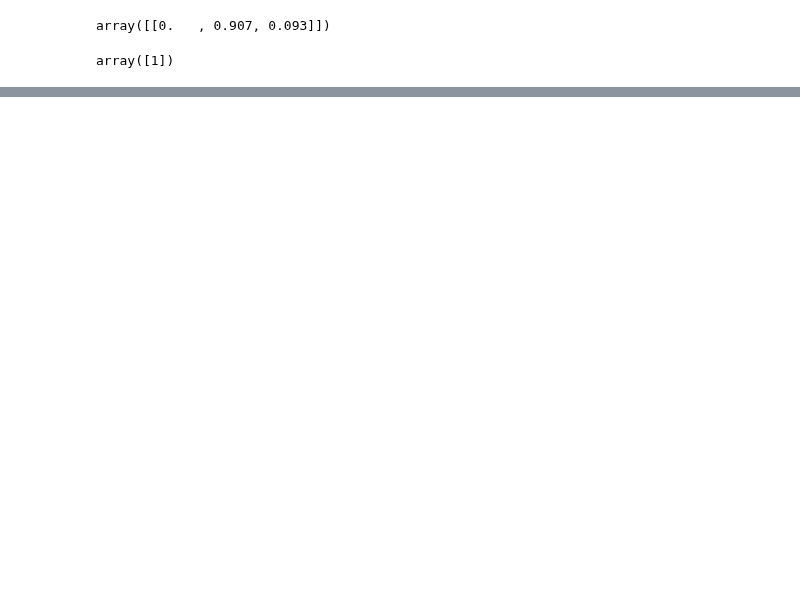
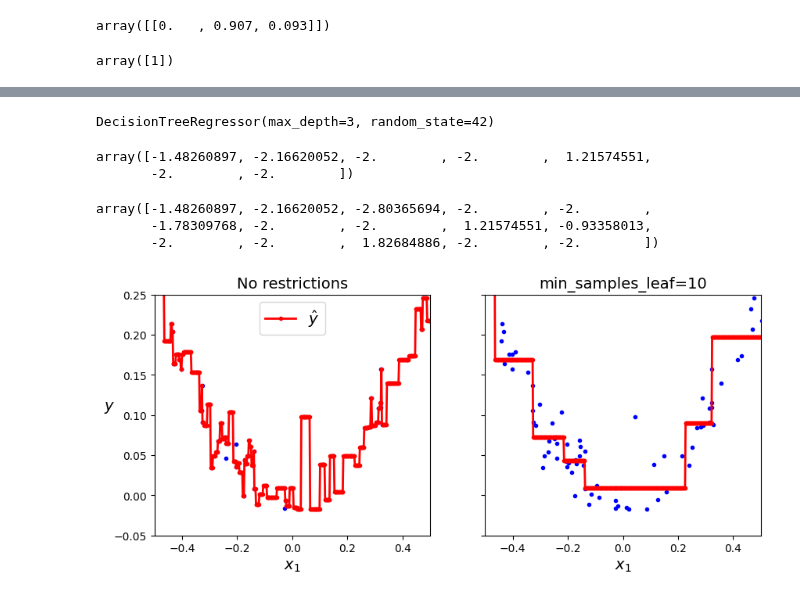
Before and after one commit to 20hnu/machine_learning, a Jupyter notebook: DecisionTrees_ch6.ipynb, the cells around one changed output, grey strips where cells are left out. Cells and saved outputs as stored; diff of their text form; code cells hidden in the pictures; blank space fills up the shorter version.

```diff
--- a/DecisionTrees_ch6.ipynb
+++ b/DecisionTrees_ch6.ipynb
@@ -44,0 +143,8 @@ array([1])
+# %%
+np.random.seed(42)
+X_quad = np.random.randn(200,1)-0.5
+y_quad = X_quad ** 2 + 0.025 * np.random.randn(200,1)
+# %%
+from sklearn.tree import DecisionTreeRegressor
+tree_reg = DecisionTreeRegressor(random_state=42, max_depth= 2)
+tree_reg.fit(X_quad, y_quad)
@@ -44,0 +164,16 @@ array([1])
+# %%
+tree_reg2 = DecisionTreeRegressor(max_depth=3, random_state=42)
+tree_reg2.fit(X_quad, y_quad)
+# %% [output]
+DecisionTreeRegressor(max_depth=3, random_state=42)
+# %%
+tree_reg.tree_.threshold
+# %% [output]
+array([-1.48260897, -2.16620052, -2.        , -2.        ,  1.21574551,
+       -2.        , -2.        ])
+# %%
+tree_reg2.tree_.threshold
+# %% [output]
+array([-1.48260897, -2.16620052, -2.80365694, -2.        , -2.        ,
+       -1.78309768, -2.        , -2.        ,  1.21574551, -0.93358013,
+       -2.        , -2.        ,  1.82684886, -2.        , -2.        ])
@@ -44,0 +185,39 @@ array([1])
+# %%
+import matplotlib.pyplot as plt
+
+plt.rc('font', size=14)
+plt.rc('axes', labelsize=14, titlesize=14)
+plt.rc('legend', fontsize=14)
+plt.rc('xtick', labelsize=10)
+plt.rc('ytick', labelsize=10)
+# %%
+tree_reg1 = DecisionTreeRegressor(random_state=42)
+tree_reg2 = DecisionTreeRegressor(random_state=42, min_samples_leaf=10)
+tree_reg1.fit(X_quad, y_quad)
+tree_reg2.fit(X_quad, y_quad)
+
+x1 = np.linspace(-0.5, 0.5, 500).reshape(-1, 1)
+y_pred1 = tree_reg1.predict(x1)
+y_pred2 = tree_reg2.predict(x1)
+
+fig, axes = plt.subplots(ncols=2, figsize=(10, 4), sharey=True)
+
+plt.sca(axes[0])
+plt.plot(X_quad, y_quad, "b.")
+plt.plot(x1, y_pred1, "r.-", linewidth=2, label=r"$\hat{y}$")
+plt.axis([-0.5, 0.5, -0.05, 0.25])
+plt.xlabel("$x_1$")
+plt.ylabel("$y$", rotation=0)
+plt.legend(loc="upper center")
+plt.title("No restrictions")
+
+plt.sca(axes[1])
+plt.plot(X_quad, y_quad, "b.")
+plt.plot(x1, y_pred2, "r.-", linewidth=2, label=r"$\hat{y}$")
+plt.axis([-0.5, 0.5, -0.05, 0.25])
+plt.xlabel("$x_1$")
+plt.title(f"min_samples_leaf={tree_reg2.min_samples_leaf}")
+
+plt.show()
+# %% [output]
+[figure, added]
```
Also changed, not shown: parts of 27 cells of this notebook.
